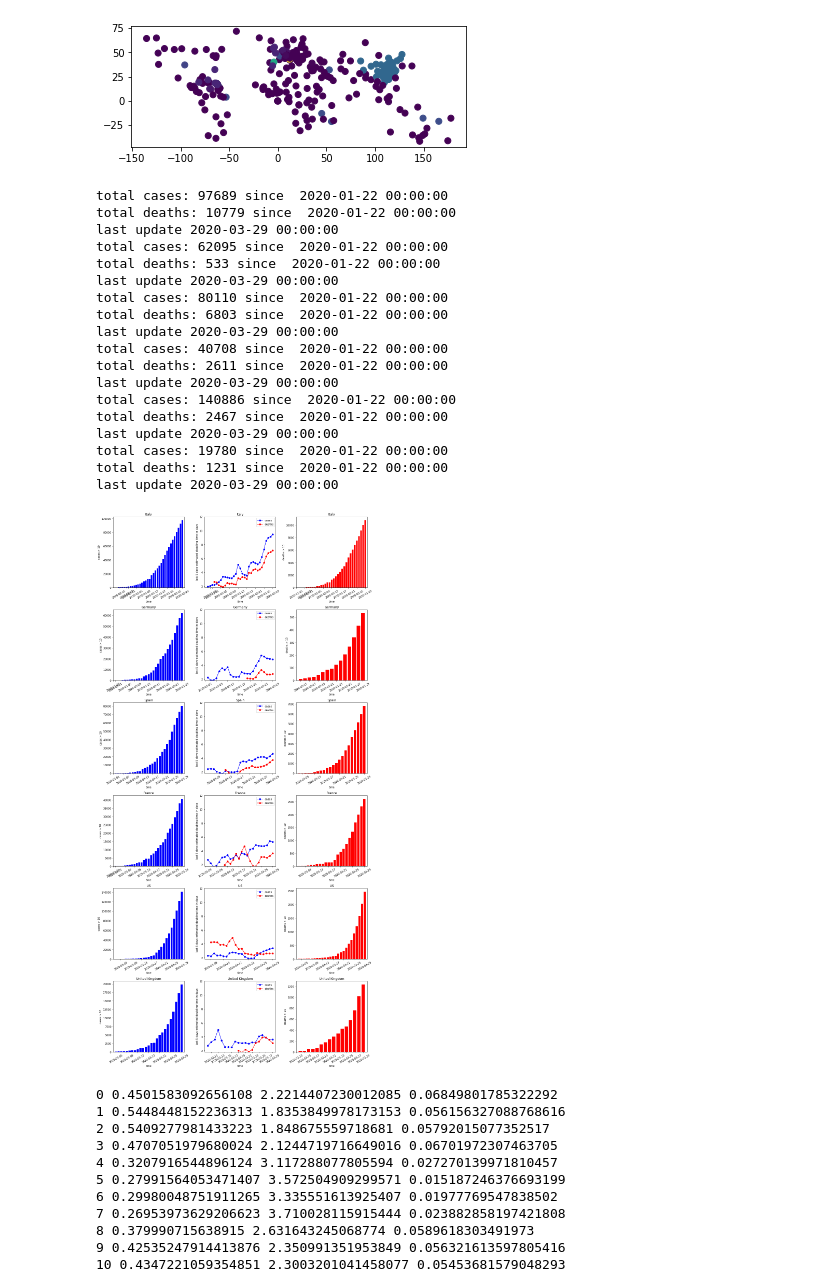
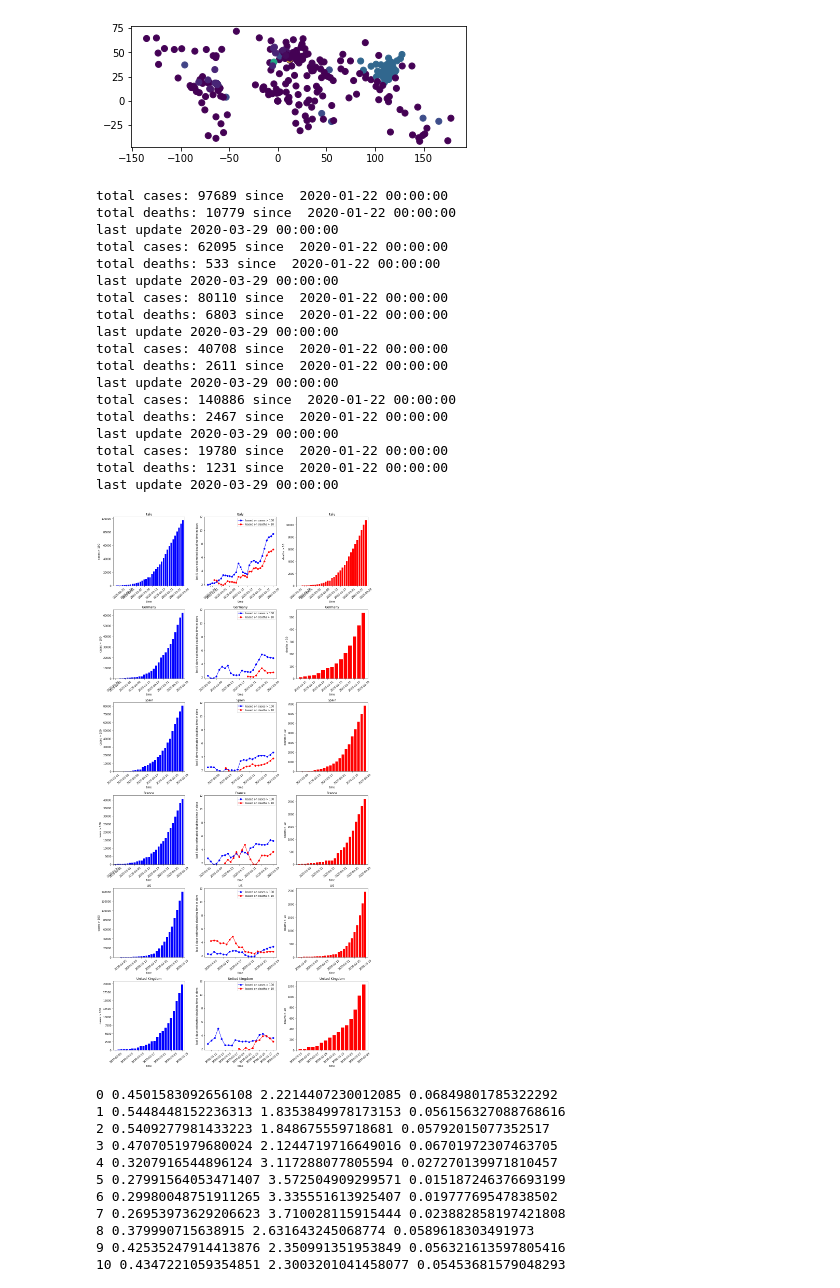
Before and after one commit to togeig/covid19_analysis, a Jupyter notebook: corona-analysis-JHU.ipynb, the cells around one changed output. Drawn from its saved outputs; the diff is of its cells as text; code cells hidden in the pictures.

Commit message:
fix: corrected plot function

```diff
--- a/corona-analysis-JHU.ipynb
+++ b/corona-analysis-JHU.ipynb
@@ -81,7 +81,7 @@ def doubling_time(sub_sample, inc, datatype):
     return slope_ls
         #plt.plot(xx[:el+inc],xx[:el+inc]*s+i)
 
-def plot_cty(ctyls, datatypels, inc, case_th, death_th, save=False):
+def plot_cty(ctyls, datatypels, inc, case_th, death_th, opath, save=False):
     colorls=['b','r']
     # make figure + axes
     fig, axs = plt.subplots(len(ctyls),len(datatypels)+1,figsize=(5*(len(datatypels)+1),5*len(ctyls)),tight_layout=True)
@@ -89,72 +89,76 @@ def plot_cty(ctyls, datatypels, inc, case_th, death_th, save=False):
         for datano, datatype,color in zip(range(len(datatypels)),datatypels,colorls):
             if datatype=='cases':
                 sample=data_gpd[data_gpd['country'].str.contains(cty)==True].iloc[:,2:].T
+                low_th=case_th
             elif datatype=='deaths':
                 sample=death_gpd[data_gpd['country'].str.contains(cty)==True].iloc[:,2:].T
+                low_th=death_th
                 #datano=datano+1
             else:
                 print('{0} not defined. Aborted!'.format(datatype))
                 break
             sample.index=pd.to_datetime(sample.index)
             sample.columns=[datatype]
-            # first plot and third plot
+            # first and third  column plot
             axs[ctyno,2*datano].set_xlabel('time')
-            axs[ctyno,2*datano].set_ylabel('{0} > 10'.format(datatype))
             axs[ctyno,2*datano].set_title(cty)
-            if datatype=='cases':
-                sub_sample=sample[sample[datatype] > case_th]
-            elif datatype=='deaths':
-                sub_sample=sample[sample[datatype] > death_th]
+            #if datatype=='cases':
+            sub_sample=sample[sample[datatype] > low_th]
+            axs[ctyno,2*datano].set_ylabel('{0} > {1}'.format(datatype, low_th))
+            #elif datatype=='deaths':
+            #    sub_sample=sample[sample[datatype] > death_th]
+            #    axs[ctyno,2*datano].set_ylabel('{0} > {1}'.format(datatype, death_th))
             axs[ctyno,2*datano].set_xlim([sub_sample.index[0]- timedelta(days=1),sub_sample.index[-1]+ timedelta(days=1)])
             axs[ctyno,2*datano].bar(sub_sample.index, sub_sample.iloc[:,0], color=color)
             #axs[ctyno,2*datano].plot(sub_sample.index, np.log10(sub_sample.iloc[:,0]),'o-', color=color)
             #axs[ctyno,2*datano].plot(sub_sample.index, sub_sample.iloc[:,0],'o-', color=color)
             #axs[ctyno,2*datano].set_yscale('log')
-            [lab.set_rotation(30) for lab in axs[ctyno,2*datano].get_xticklabels()]
+            [lab.set_rotation(40) for lab in axs[ctyno,2*datano].get_xticklabels()]
 
-            # second plot, doubling time of cases and deaths
+            # second column plot, doubling time of cases and deaths
             axs[ctyno,1].set_xlabel('time')
             axs[ctyno,1].set_ylabel('last {0} days-estimated doubling time in days'.format(inc))
             axs[ctyno,1].set_ylim([1.8,12])
             axs[ctyno,1].set_title(cty)
             sub_sample=sub_sample.reset_index()
             xx=sub_sample.index
-            axs[ctyno,1].plot(sub_sample['index'][inc:],doubling_time(sub_sample=sub_sample, inc=inc, datatype=datatype),'-o', color=color, label=datatype)
-            [lab.set_rotation(30) for lab in axs[ctyno,1].get_xticklabels()]
+            axs[ctyno,1].plot(sub_sample['index'][inc:],doubling_time(sub_sample=sub_sample, inc=inc, datatype=datatype),'-o', color=color, label='based on {0} > {1}'.format(datatype, low_th))
+            [lab.set_rotation(40) for lab in axs[ctyno,1].get_xticklabels()]
 
             print ('total {0}: {1} since '.format(datatype,sample.iloc[-1,0]), sample.index[0])
         print ('last update {0}'.format(sample.index[-1]))
         axs[ctyno,1].legend()
     if save==True:
-        plt.savefig('/kp/kpbkp/tgeiger/data/corona/COVID-19_doubling-time_analysis_by_country.pdf')#.format(datatype))
+        plt.savefig(opath)
     #print (sample)
 # %%
 ### plot country data
 # choose country
 ctyls=['Italy','Germany','Spain', 'France','US','United Kingdom']
 #ctyls=['China','Korea','Germany']
 datatypels=['cases','deaths']
-plot_cty(ctyls = ctyls, datatypels = datatypels, inc=5, case_th=100, death_th=10, save=True)
+opath='/kp/kpbkp/tgeiger/data/corona/covid19_analysis/COVID-19_doubling-time_analysis_by_country.pdf'
+plot_cty(ctyls = ctyls, datatypels = datatypels, inc=5, case_th=100, death_th=10, opath=opath, save=True)
 # %% [output]
 total cases: 97689 since  2020-01-22 00:00:00
 total deaths: 10779 since  2020-01-22 00:00:00
 last update 2020-03-29 00:00:00
 total cases: 62095 since  2020-01-22 00:00:00
 total deaths: 533 since  2020-01-22 00:00:00
 last update 2020-03-29 00:00:00
 total cases: 80110 since  2020-01-22 00:00:00
 total deaths: 6803 since  2020-01-22 00:00:00
 last update 2020-03-29 00:00:00
 total cases: 40708 since  2020-01-22 00:00:00
 total deaths: 2611 since  2020-01-22 00:00:00
 last update 2020-03-29 00:00:00
 total cases: 140886 since  2020-01-22 00:00:00
 total deaths: 2467 since  2020-01-22 00:00:00
 last update 2020-03-29 00:00:00
 total cases: 19780 since  2020-01-22 00:00:00
 total deaths: 1231 since  2020-01-22 00:00:00
 last update 2020-03-29 00:00:00
-[figure, old version]
+[figure, new version]
 # %%
 cty='Germany'; datatype='cases'
 sample=data_gpd[data_gpd['country'].str.contains(cty)==True].iloc[:,2:].T
```
Also changed, not shown: 1 other file.
